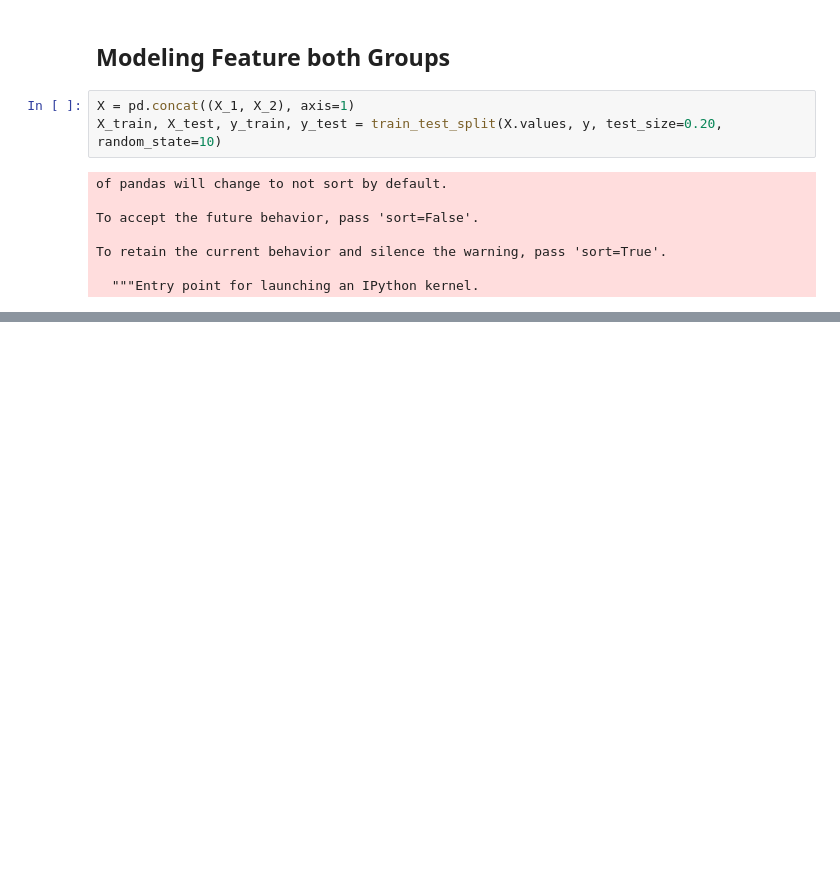
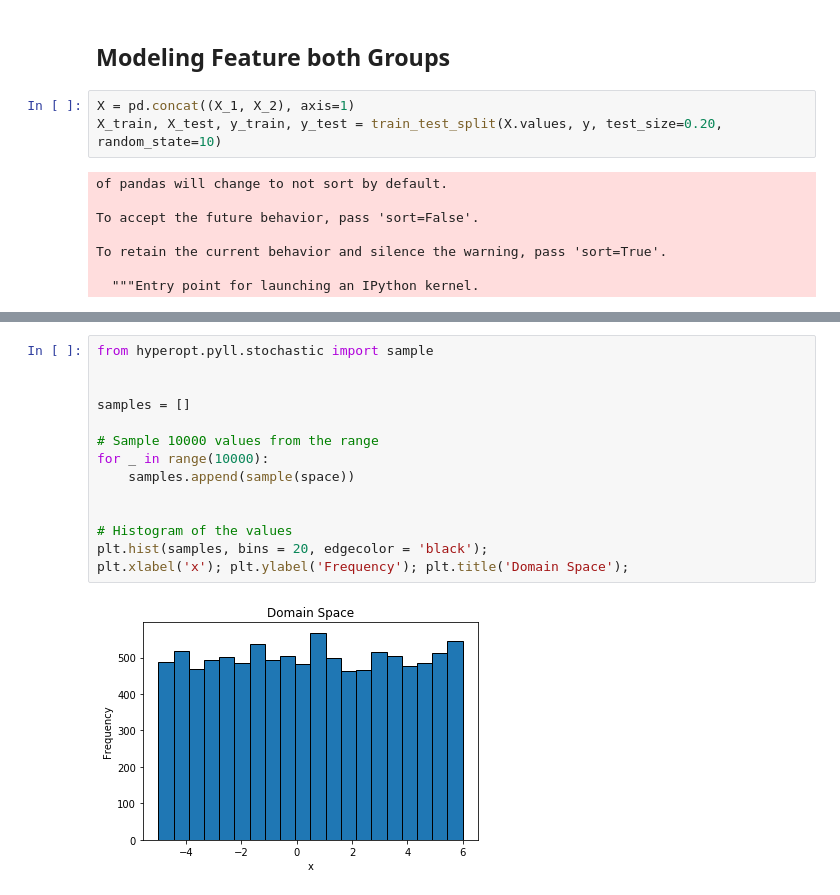
Before and after one commit to LeoYuanjieLi/starbucks_ml, a Jupyter notebook: Model_Training.ipynb, the cells around one changed output, grey strips where cells are left out. Drawn from its saved outputs; the diff is of its cells as text; blank space fills up the shorter version.

```diff
--- a/Model_Training.ipynb
+++ b/Model_Training.ipynb
@@ -105,0 +177,16 @@ score: 0.24783362218370883
+# %%
+from hyperopt.pyll.stochastic import sample
+
+
+samples = []
+
+# Sample 10000 values from the range
+for _ in range(10000):
+    samples.append(sample(space))
+
+
+# Histogram of the values
+plt.hist(samples, bins = 20, edgecolor = 'black');
+plt.xlabel('x'); plt.ylabel('Frequency'); plt.title('Domain Space');
+# %% [output]
+[figure, added]
```
Also changed, not shown: parts of 10 cells of this notebook.
